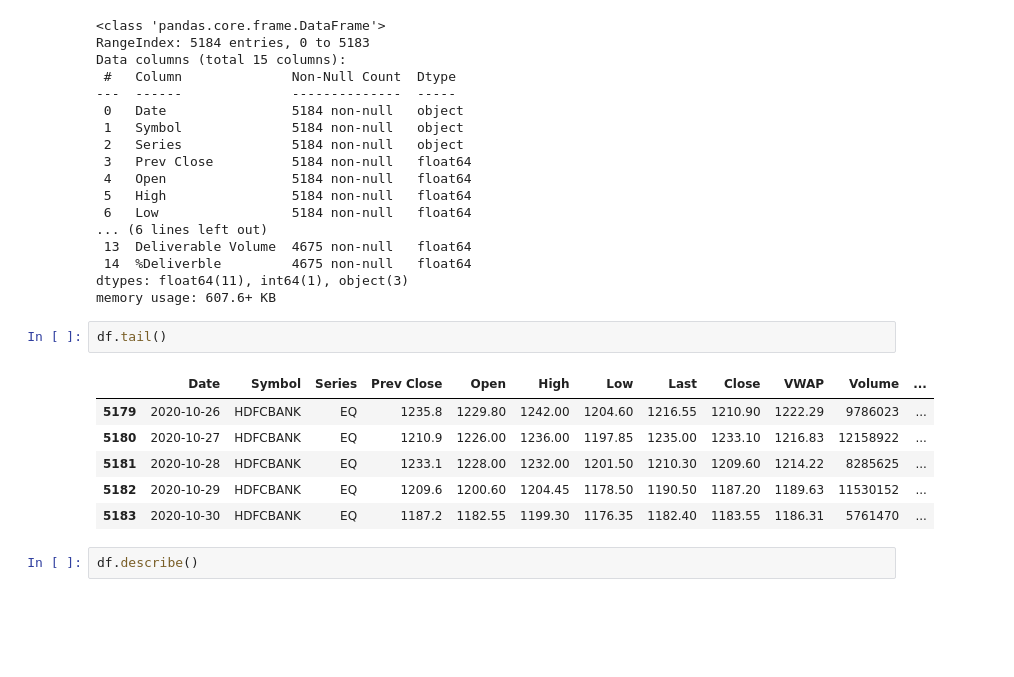
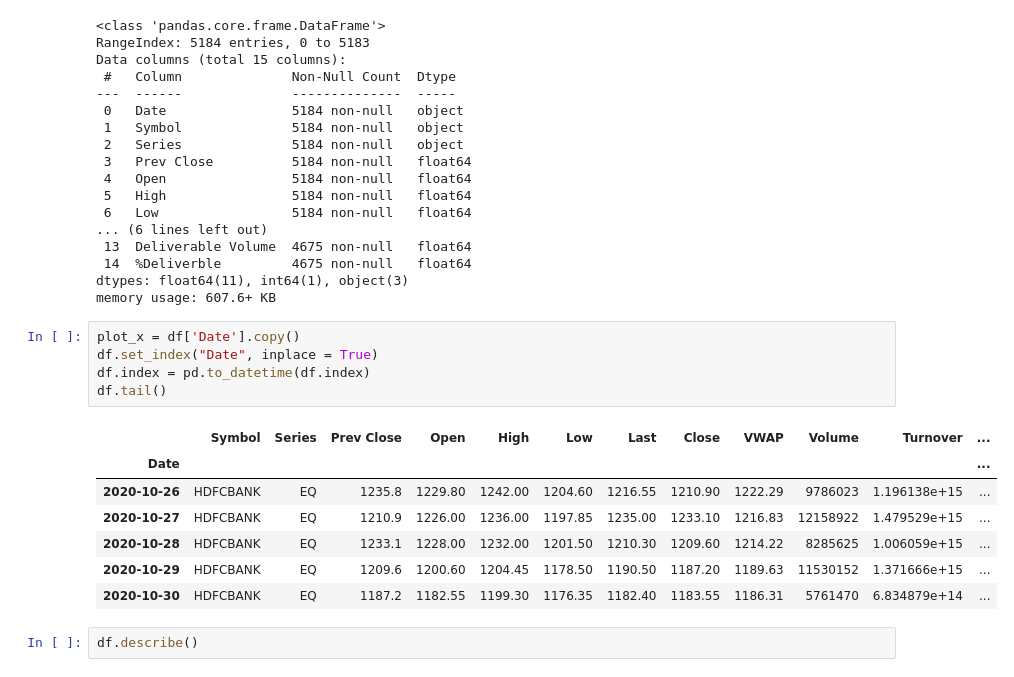
Before and after one commit to nknigam/MachineLearning, a Jupyter notebook: StockMarket.ipynb, the cells around one changed output. Saved outputs shown, nothing was run; the diff lists cells and outputs as text; blank space fills up the shorter version.

```diff
--- a/StockMarket.ipynb
+++ b/StockMarket.ipynb
@@ -45,15 +61,19 @@ Data columns (total 15 columns):
  14  %Deliverble         4675 non-null   float64
 dtypes: float64(11), int64(1), object(3)
 memory usage: 607.6+ KB
-# %%
-df.tail()
-# %% [output]
-|  | Date | Symbol | Series | Prev Close | Open | High | Low | Last | Close | VWAP | Volume | ... |
-| 5179 | 2020-10-26 | HDFCBANK | EQ | 1235.8 | 1229.80 | 1242.00 | 1204.60 | 1216.55 | 1210.90 | 1222.29 | 9786023 | ... |
-| 5180 | 2020-10-27 | HDFCBANK | EQ | 1210.9 | 1226.00 | 1236.00 | 1197.85 | 1235.00 | 1233.10 | 1216.83 | 12158922 | ... |
-| 5181 | 2020-10-28 | HDFCBANK | EQ | 1233.1 | 1228.00 | 1232.00 | 1201.50 | 1210.30 | 1209.60 | 1214.22 | 8285625 | ... |
-| 5182 | 2020-10-29 | HDFCBANK | EQ | 1209.6 | 1200.60 | 1204.45 | 1178.50 | 1190.50 | 1187.20 | 1189.63 | 11530152 | ... |
-| 5183 | 2020-10-30 | HDFCBANK | EQ | 1187.2 | 1182.55 | 1199.30 | 1176.35 | 1182.40 | 1183.55 | 1186.31 | 5761470 | ... |
+# %%
+plot_x = df['Date'].copy()
+df.set_index("Date", inplace = True)
+df.index = pd.to_datetime(df.index)
+df.tail()
+# %% [output]
+|  | Symbol | Series | Prev Close | Open | High | Low | Last | Close | VWAP | Volume | Turnover | ... |
+| Date |  |  |  |  |  |  |  |  |  |  |  | ... |
+| 2020-10-26 | HDFCBANK | EQ | 1235.8 | 1229.80 | 1242.00 | 1204.60 | 1216.55 | 1210.90 | 1222.29 | 9786023 | 1.196138e+15 | ... |
+| 2020-10-27 | HDFCBANK | EQ | 1210.9 | 1226.00 | 1236.00 | 1197.85 | 1235.00 | 1233.10 | 1216.83 | 12158922 | 1.479529e+15 | ... |
+| 2020-10-28 | HDFCBANK | EQ | 1233.1 | 1228.00 | 1232.00 | 1201.50 | 1210.30 | 1209.60 | 1214.22 | 8285625 | 1.006059e+15 | ... |
+| 2020-10-29 | HDFCBANK | EQ | 1209.6 | 1200.60 | 1204.45 | 1178.50 | 1190.50 | 1187.20 | 1189.63 | 11530152 | 1.371666e+15 | ... |
+| 2020-10-30 | HDFCBANK | EQ | 1187.2 | 1182.55 | 1199.30 | 1176.35 | 1182.40 | 1183.55 | 1186.31 | 5761470 | 6.834879e+14 | ... |
 # %%
 df.describe()
 # %% [output]
```
Also changed, not shown: parts of 25 cells of this notebook.
